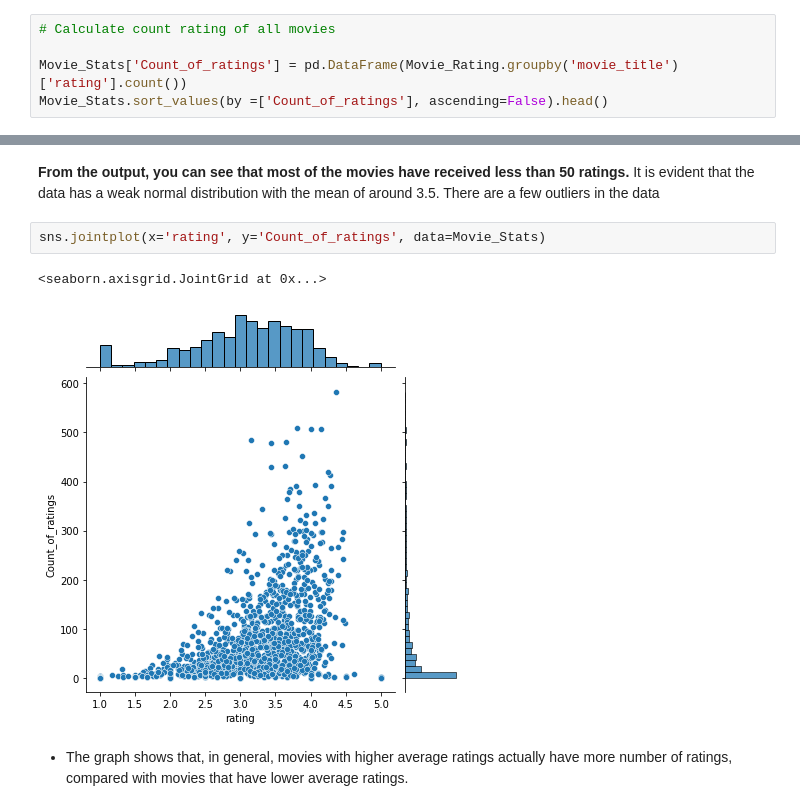
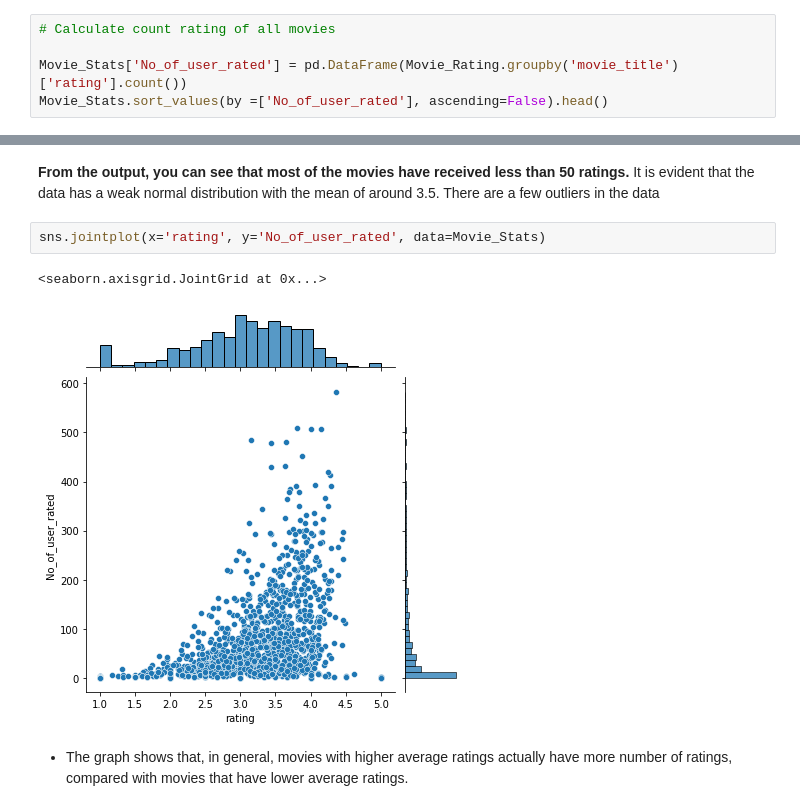
Before and after one commit to sahil-ansari-15/Recommendation-System, a Jupyter notebook: Collaborative_filtering_Correlation_Similarity.ipynb, the cells around one changed output, grey strips where cells are left out. Drawn from its saved outputs; the diff is of its cells as text.

```diff
--- a/Collaborative_filtering_Correlation_Similarity.ipynb
+++ b/Collaborative_filtering_Correlation_Similarity.ipynb
@@ -143,6 +143,6 @@ Movie_Stats.sort_values(by = ['rating'],ascending=False).head()
 # %%
 # Calculate count rating of all movies
 
-Movie_Stats['Count_of_ratings'] = pd.DataFrame(Movie_Rating.groupby('movie_title')['rating'].count())
-Movie_Stats.sort_values(by =['Count_of_ratings'], ascending=False).head()
+Movie_Stats['No_of_user_rated'] = pd.DataFrame(Movie_Rating.groupby('movie_title')['rating'].count())
+Movie_Stats.sort_values(by =['No_of_user_rated'], ascending=False).head()
 # %% [output]
@@ -166,10 +166,10 @@ Movie_Stats['Count_of_ratings'].hist(bins=50)
 **From the output, you can see that most of the movies have received less than 50 ratings.**
 It is evident that the data has a weak normal distribution with the mean of around 3.5. There are a few outliers in the data
 # %%
-sns.jointplot(x='rating', y='Count_of_ratings', data=Movie_Stats)
+sns.jointplot(x='rating', y='No_of_user_rated', data=Movie_Stats)
 # %% [output]
 <seaborn.axisgrid.JointGrid at 0x...>
-[figure, old version]
+[figure, new version]
 # %% [markdown]
 * The graph shows that, in general, movies with higher average ratings actually have more number of ratings, compared with movies that have lower average ratings.
 # %% [markdown]
```
Also changed, not shown: parts of 7 cells of this notebook.
